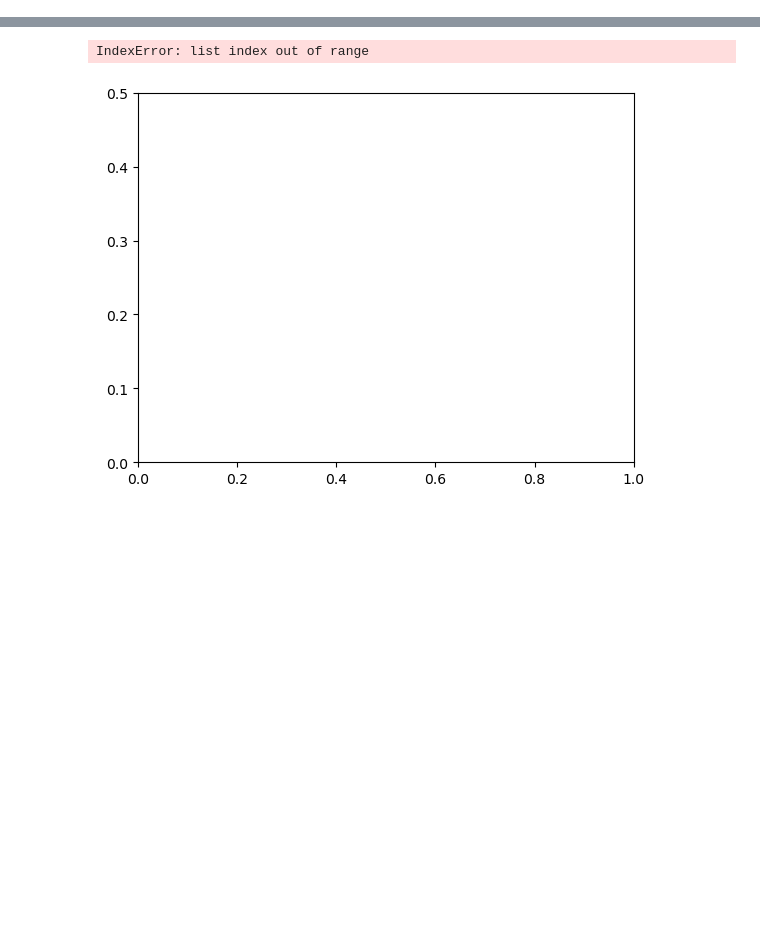
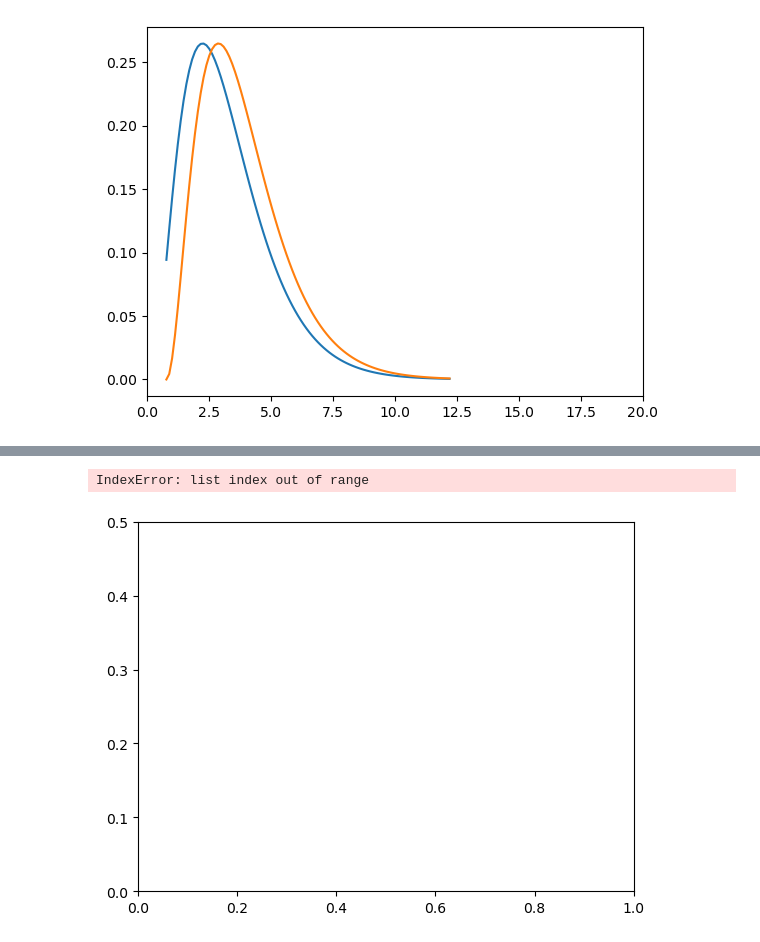
Before and after one commit to tanaka-hiroki1989/ex_python_cpa_pyro, a Jupyter notebook: time_depend01.ipynb, the cells around one changed output, grey strips where cells are left out. Cells and saved outputs as stored; diff of their text form; code cells hidden in the pictures; blank space fills up the shorter version.

```diff
--- a/time_depend01.ipynb
+++ b/time_depend01.ipynb
@@ -60,3 +99,23 @@ b2 0.5447970593156934
+# %%
+a1=pyro.param("a1").data.cpu().numpy()
+b1=pyro.param("b1").data.cpu().numpy()
+a2=pyro.param("a2").data.cpu().numpy()
+b2=pyro.param("b2").data.cpu().numpy()
+# %%
+import matplotlib.pyplot as plt
+from scipy.stats import gamma
+import numpy as np
+def plot_gamma(a1,b1,a2,b2):
+    fig, ax=plt.subplots(1,1)
+    x = np.linspace(max(gamma.ppf(0.0,a1,b1),gamma.ppf(0.0,a2,b2)),
+                    max(gamma.ppf(0.999,a1,b1),gamma.ppf(0.999,a2,b2)),100)
+    ax.set_xlim(0.0,20.0)
+    ax.plot(x, gamma.pdf(x,a1, b1))
+    ax.plot(x, gamma.pdf(x,a2, b2))
+# %%
+plot_gamma(a1,b1,a1,b2)
+# %% [output]
+[figure, added]
 # %%
 plt.figure(figsize=(5, 2))
 plt.plot(losses[0:99])
```
Also changed, not shown: parts of 6 cells of this notebook, 1 other file.
